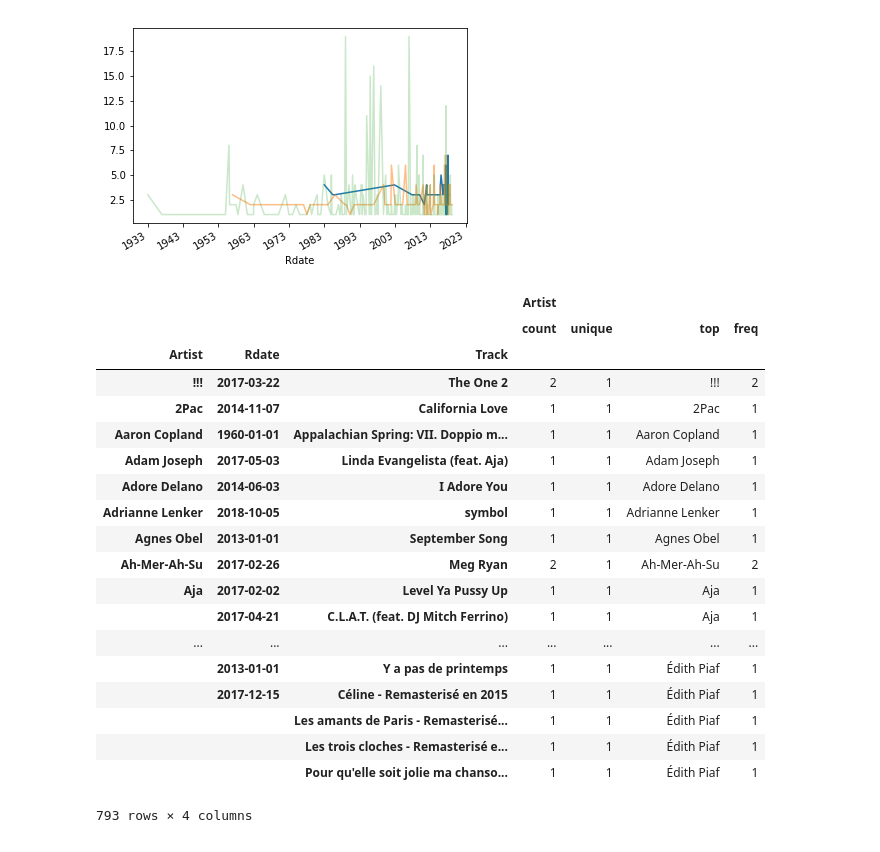
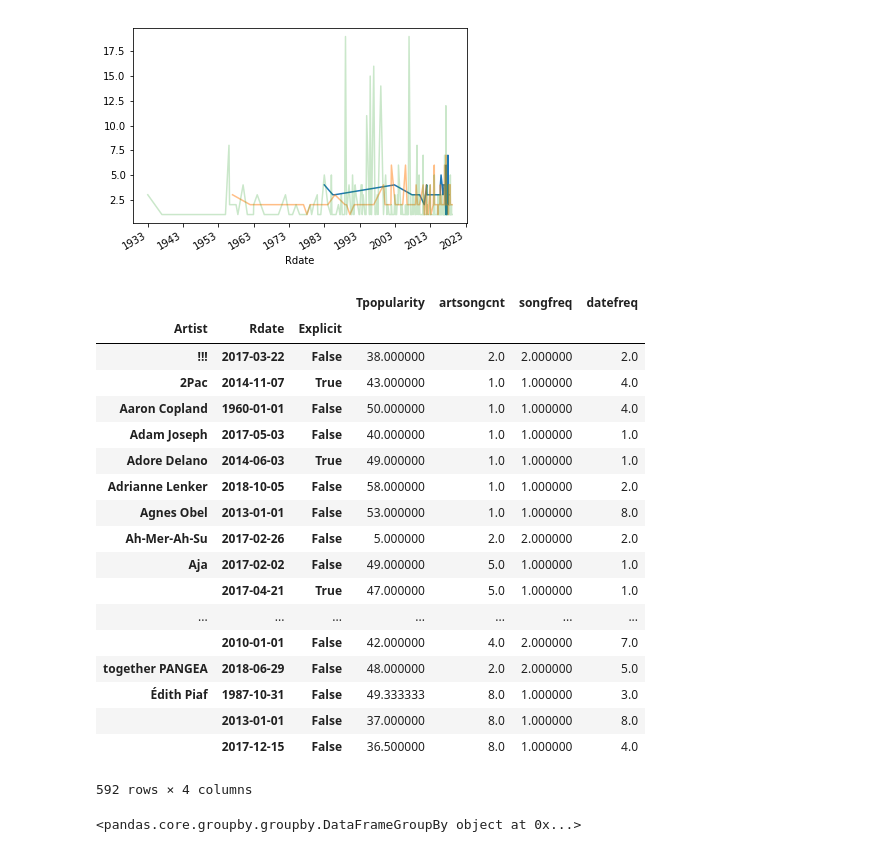
Before and after one commit to mxayon/statipy, a Jupyter notebook: Results.ipynb, the cells around one changed output. Drawn from its saved outputs; the diff is of its cells as text; code cells hidden in the pictures.

```diff
--- a/Results.ipynb
+++ b/Results.ipynb
@@ -68,0 +70,2 @@ statipy_df
+# %%
+statidate_i['Rdate']= pd.DatetimeIndex(statidate_i['Rdate'], freq='infer')
@@ -69,4 +86,4 @@ statipy_df
 # %%
-statipy_df['artsongcnt'] = statipy_df.groupby('Artist')['Track'].transform('count')
+statidate_i['artsongcnt'] = statidate_i.groupby('Artist')['Track'].transform('count')
 # %%
-statipy_df['songfreq'] = statipy_df.groupby('Track')['Track'].transform('count')
+statidate_i['songfreq'] = statidate_i.groupby('Track')['Track'].transform('count')
@@ -97,2 +113,2 @@ statipycounts_df
 # %%
-statipycounts_df.groupby(['Artist', 'Track']).count()
+statidate_i['datefreq'] = statidate_i.groupby('Rdate')['Track'].transform('count')
@@ -197,26 +176,31 @@ tr1.groupby(['Rdate'])['Explicit'].count().plot.line(stacked=True, alpha=0.25)
 <matplotlib.axes._subplots.AxesSubplot at 0x...>
 [figure]
 # %%
-art_desc = statipy_df.groupby(['Artist', 'Rdate', 'Track'])[['Artist']].describe()
-art_desc
+art_desc = statidate_i.groupby(['Artist', 'Rdate', 'Explicit'])
+art_desc.mean()
 # %% [output]
-|  |  |  | Artist |  |  |  |
-|  |  |  | count | unique | top | freq |
-| Artist | Rdate | Track |  |  |  |  |
-| !!! | 2017-03-22 | The One 2 | 2 | 1 | !!! | 2 |
-| 2Pac | 2014-11-07 | California Love | 1 | 1 | 2Pac | 1 |
-| Aaron Copland | 1960-01-01 | Appalachian Spring: VII. Doppio m... | 1 | 1 | Aaron Copland | 1 |
-| Adam Joseph | 2017-05-03 | Linda Evangelista (feat. Aja) | 1 | 1 | Adam Joseph | 1 |
-| Adore Delano | 2014-06-03 | I Adore You | 1 | 1 | Adore Delano | 1 |
-| Adrianne Lenker | 2018-10-05 | symbol | 1 | 1 | Adrianne Lenker | 1 |
-| Agnes Obel | 2013-01-01 | September Song | 1 | 1 | Agnes Obel | 1 |
-| Ah-Mer-Ah-Su | 2017-02-26 | Meg Ryan | 2 | 1 | Ah-Mer-Ah-Su | 2 |
-| Aja | 2017-02-02 | Level Ya Pussy Up | 1 | 1 | Aja | 1 |
-|  | 2017-04-21 | C.L.A.T. (feat. DJ Mitch Ferrino) | 1 | 1 | Aja | 1 |
+|  |  |  | Tpopularity | artsongcnt | songfreq | datefreq |
+| Artist | Rdate | Explicit |  |  |  |  |
+| !!! | 2017-03-22 | False | 38.000000 | 2.0 | 2.000000 | 2.0 |
+| 2Pac | 2014-11-07 | True | 43.000000 | 1.0 | 1.000000 | 4.0 |
+| Aaron Copland | 1960-01-01 | False | 50.000000 | 1.0 | 1.000000 | 4.0 |
+| Adam Joseph | 2017-05-03 | False | 40.000000 | 1.0 | 1.000000 | 1.0 |
+| Adore Delano | 2014-06-03 | True | 49.000000 | 1.0 | 1.000000 | 1.0 |
+| Adrianne Lenker | 2018-10-05 | False | 58.000000 | 1.0 | 1.000000 | 2.0 |
+| Agnes Obel | 2013-01-01 | False | 53.000000 | 1.0 | 1.000000 | 8.0 |
+| Ah-Mer-Ah-Su | 2017-02-26 | False | 5.000000 | 2.0 | 2.000000 | 2.0 |
+| Aja | 2017-02-02 | False | 49.000000 | 5.0 | 1.000000 | 1.0 |
+|  | 2017-04-21 | True | 47.000000 | 5.0 | 1.000000 | 1.0 |
 | ... | ... | ... | ... | ... | ... | ... |
-|  | 2013-01-01 | Y a pas de printemps | 1 | 1 | Édith Piaf | 1 |
-|  | 2017-12-15 | Céline - Remasterisé en 2015 | 1 | 1 | Édith Piaf | 1 |
-|  |  | Les amants de Paris - Remasterisé... | 1 | 1 | Édith Piaf | 1 |
-|  |  | Les trois cloches - Remasterisé e... | 1 | 1 | Édith Piaf | 1 |
-|  |  | Pour qu'elle soit jolie ma chanso... | 1 | 1 | Édith Piaf | 1 |
+|  | 2010-01-01 | False | 42.000000 | 4.0 | 2.000000 | 7.0 |
+| together PANGEA | 2018-06-29 | False | 48.000000 | 2.0 | 2.000000 | 5.0 |
+| Édith Piaf | 1987-10-31 | False | 49.333333 | 8.0 | 1.000000 | 3.0 |
+|  | 2013-01-01 | False | 37.000000 | 8.0 | 1.000000 | 8.0 |
+|  | 2017-12-15 | False | 36.500000 | 8.0 | 1.000000 | 4.0 |
-793 rows × 4 columns
+592 rows × 4 columns
+# %%
+art_dategroupi = statidate_i.groupby(['Artist', 'Rdate'])
+art_dategroupi
+art_dategroupi.mean()
+# %% [output]
+<pandas.core.groupby.groupby.DataFrameGroupBy object at 0x...>
```
Also changed, not shown: parts of 42 cells of this notebook.
